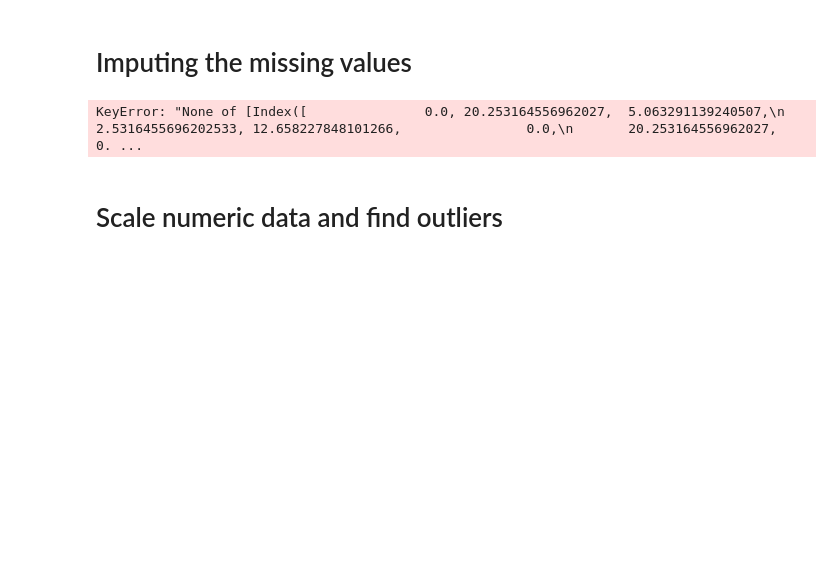
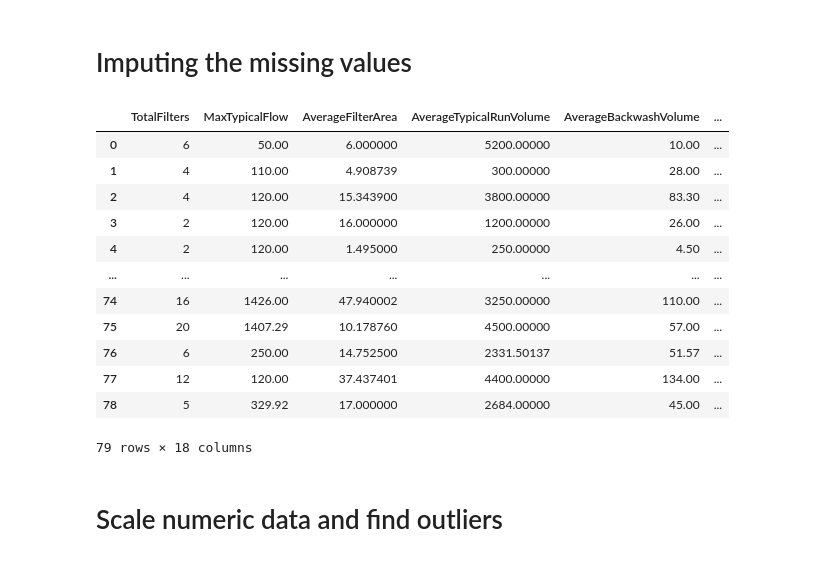
Before and after one commit to bolfosu/MAL-portfolios, a Jupyter notebook: Preprocessing - Water treatment plants.ipynb, the cells around one changed output. Saved outputs shown, nothing was run; the diff lists cells and outputs as text; code cells hidden in the pictures; blank space fills up the shorter version.

```diff
--- a/Preprocessing - Water treatment plants.ipynb
+++ b/Preprocessing - Water treatment plants.ipynb
@@ -76,21 +76,33 @@ dtype: float64
 # %% [markdown]
 # Imputing the missing values
 # %%
-data_filtered = data_filtered[columns_to_keep.values]
+data_filtered = data_filtered[columns_to_keep.index]
 # Impute missing values for numerical columns using the median
 numerical_columns = data_filtered.select_dtypes(include=['float64', 'int64']).columns
 data_filtered[numerical_columns] = data_filtered[numerical_columns].fillna(data_filtered[numerical_columns].median())
 
 # Impute missing values for categorical columns using the mode
 categorical_columns = data_filtered.select_dtypes(include=['object']).columns
 for column in categorical_columns:
     mode_value = data_filtered[column].mode()[0]
     data_filtered[column] = data_filtered[column].fillna(mode_value)
 
 # Display the filtered DataFrame
 display(data_filtered)
 # %% [output]
+|  | TotalFilters | MaxTypicalFlow | AverageFilterArea | AverageTypicalRunVolume | AverageBackwashVolume | ... |
+| 0 | 6 | 50.00 | 6.000000 | 5200.00000 | 10.00 | ... |
+| 1 | 4 | 110.00 | 4.908739 | 300.00000 | 28.00 | ... |
+| 2 | 4 | 120.00 | 15.343900 | 3800.00000 | 83.30 | ... |
+| 3 | 2 | 120.00 | 16.000000 | 1200.00000 | 26.00 | ... |
+| 4 | 2 | 120.00 | 1.495000 | 250.00000 | 4.50 | ... |
+| ... | ... | ... | ... | ... | ... | ... |
+| 74 | 16 | 1426.00 | 47.940002 | 3250.00000 | 110.00 | ... |
+| 75 | 20 | 1407.29 | 10.178760 | 4500.00000 | 57.00 | ... |
+| 76 | 6 | 250.00 | 14.752500 | 2331.50137 | 51.57 | ... |
+| 77 | 12 | 120.00 | 37.437401 | 4400.00000 | 134.00 | ... |
+| 78 | 5 | 329.92 | 17.000000 | 2684.00000 | 45.00 | ... |
-KeyError: "None of [Index([               0.0, 20.253164556962027,  5.063291139240507,\n       2.5316455696202533, 12.658227848101266,                0.0,\n       20.253164556962027,                0. ...
+79 rows × 18 columns
 # %% [markdown]
 # Scale numeric data and find outliers
 # %%
```
Also changed, not shown: parts of 3 cells of this notebook.
